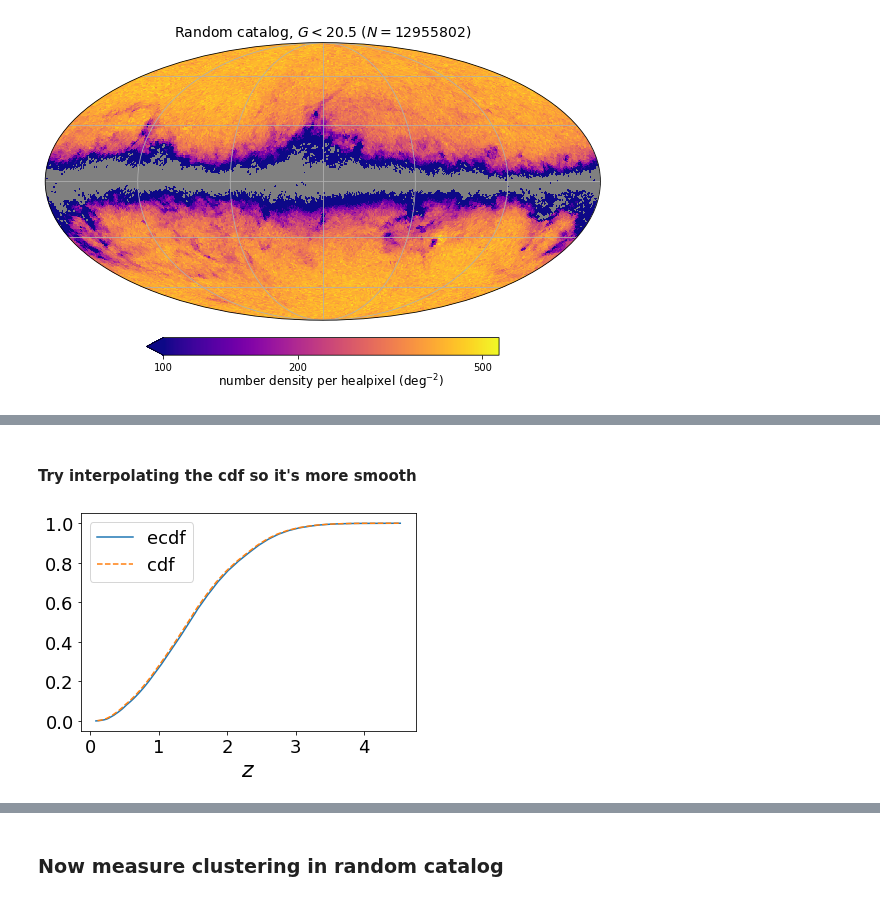
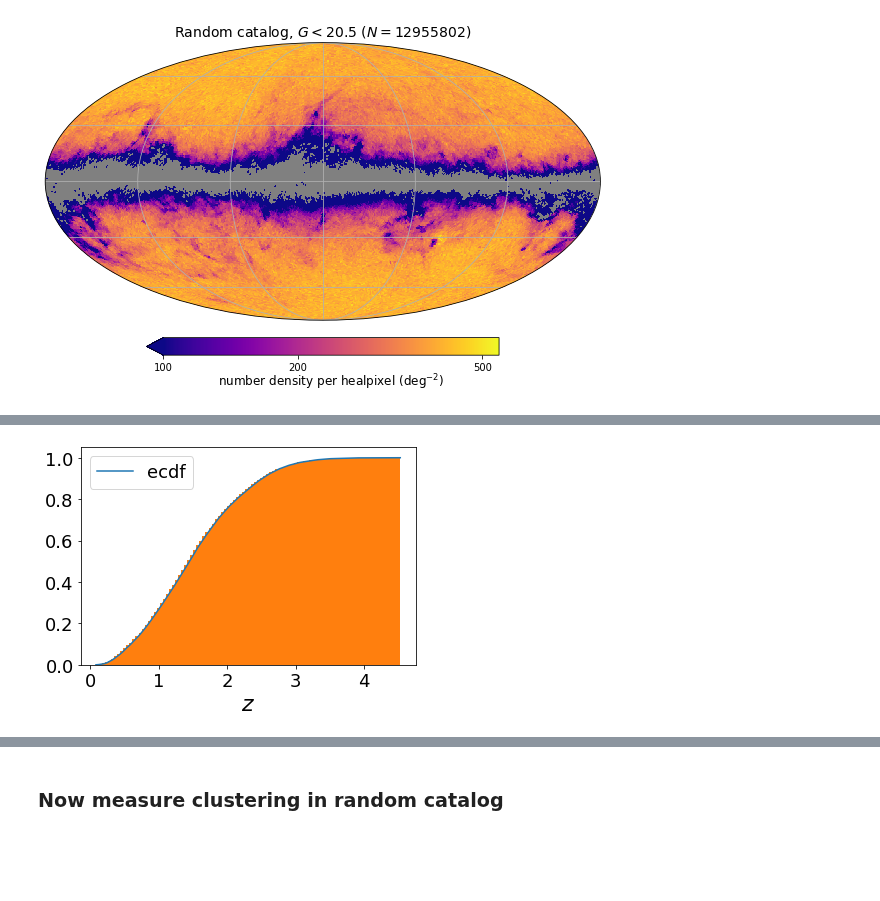
Before and after one commit to mshiferaw/quaia_bias, a Jupyter notebook: notebooks/2025-03-05_measure_wp_rp_comoving.ipynb, the cells around one changed output, grey strips where cells are left out. Saved outputs shown, nothing was run; the diff lists cells and outputs as text; code cells hidden in the pictures; blank space fills up the shorter version.

```diff
--- a/notebooks/2025-02-12_measure_mock_clustering.ipynb
+++ b/notebooks/2025-03-05_measure_wp_rp_comoving.ipynb
@@ -18,6 +22,7 @@ matplotlib.rcParams['ytick.labelsize'] = 18
 matplotlib.rcParams['xtick.labelsize'] = 18
 matplotlib.rcParams['axes.labelsize'] = 22
 matplotlib.rcParams['legend.fontsize'] = 18
+matplotlib.rcParams['axes.titlesize'] = 20
 # %%
 cmap_map = 'plasma'
 # %% [markdown]
@@ -254,2 +235,0 @@ plt.show()
-# %% [markdown]
-#### Try interpolating the cdf so it's more smooth
@@ -269,12 +245,12 @@ inv_ecdf = interp.interp1d(ecdf, z) # have to interpolate, can't do binning meth
 tab_randlo['redshift_quaia'] = inv_ecdf(np.random.uniform(size = N_randlo))
 # %%
 plt.plot(z, ecdf, label = 'ecdf')
-plt.plot(recenter(bins), cdf, linestyle = '--', label = 'cdf')
+plt.hist(tab_gcatlo_nosel['redshift_quaia'], cumulative = True, density = True, bins = 100)
 plt.xlabel('$z$')
 plt.legend()
 plt.show()
 # %% [output]
-[figure, old version]
+[figure, new version]
 # %%
 plt.hist(tab_gcatlo_nosel['redshift_quaia'], histtype = 'step', density = True, label = 'mock', bins = 100)
 plt.hist(tab_randlo['redshift_quaia'], histtype = 'step', density = True, label = 'ecdf', bins = 100)
```
Also changed, not shown: parts of 40 cells of this notebook, 28 other files.
